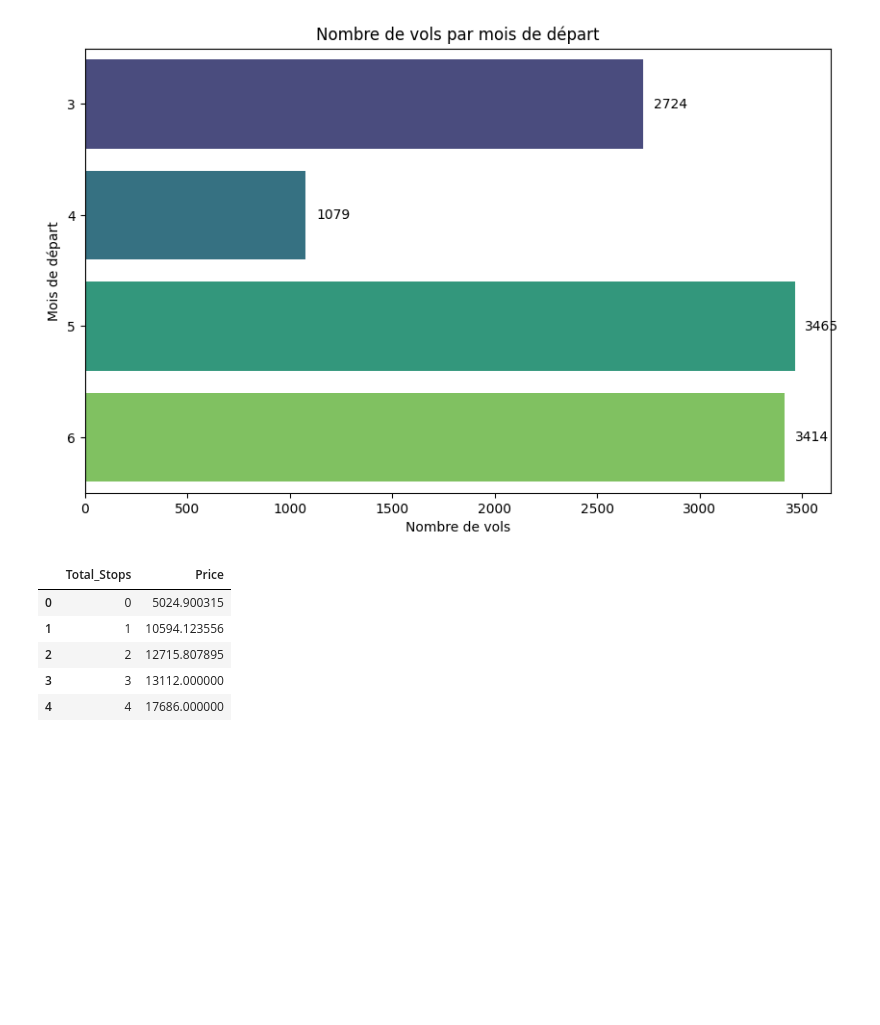
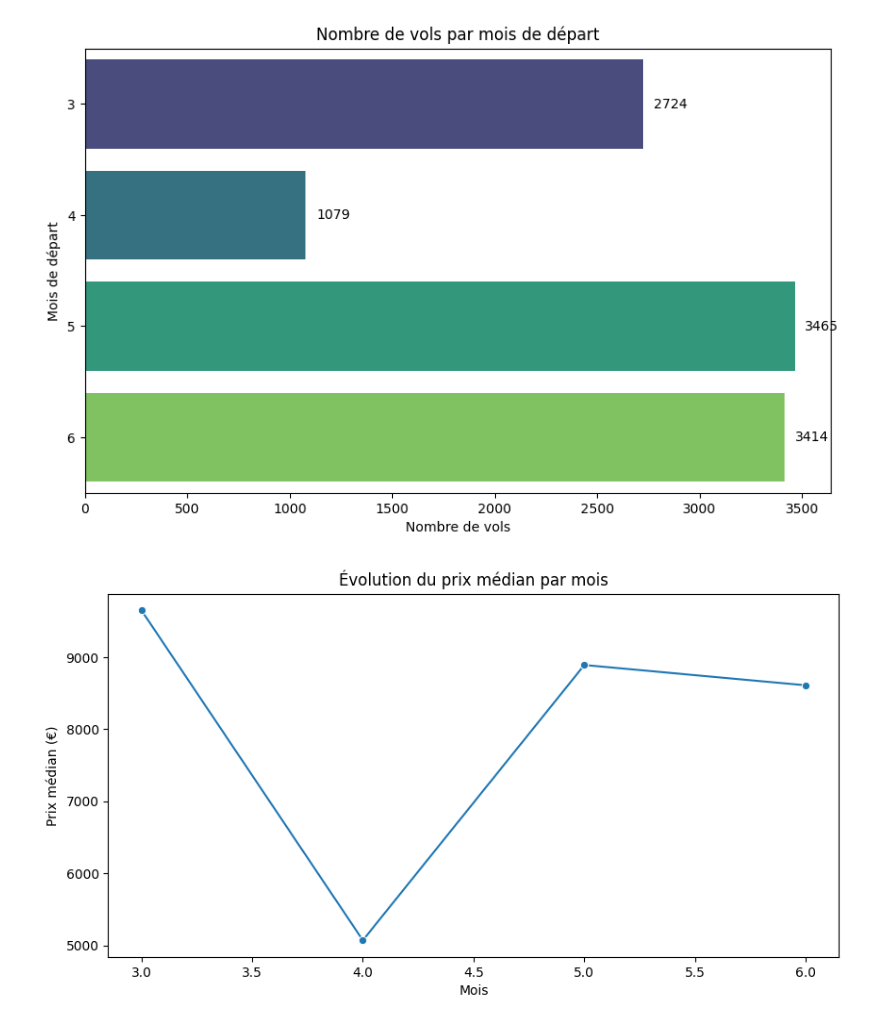
Before and after one commit to IsmaelPami/projet_data_science, a Jupyter notebook: projet.ipynb, the cells around one changed output. Saved outputs shown, nothing was run; the diff lists cells and outputs as text; code cells hidden in the pictures; blank space fills up the shorter version.

```diff
--- a/projet.ipynb
+++ b/projet.ipynb
@@ -517,14 +491,16 @@ Passing `palette` without assigning `hue` is deprecated and will be removed in v
 
   barplot = sns.barplot(y=data2["mois_depart"], x=data2["count"],orient='h',palette='viridis')
 [figure]
-# %%
-mean_price_by_stops = data_Train.groupby('Total_Stops')['Price'].mean().reset_index()
-mean_price_by_stops
-# %% [output]
-|  | Total_Stops | Price |
-| 0 | 0 | 5024.900315 |
-| 1 | 1 | 10594.123556 |
-| 2 | 2 | 12715.807895 |
-| 3 | 3 | 13112.000000 |
-| 4 | 4 | 17686.000000 |
+# %%
+median_price_month = data_Train.groupby('mois_depart')['Price'].median().reset_index()
+plt.figure(figsize=(10,5))
+
+sns.lineplot(data=median_price_month, x='mois_depart', y='Price', marker='o')
+
+plt.title('Évolution du prix médian par mois')
+plt.xlabel('Mois')
+plt.ylabel('Prix médian (€)')
+plt.show()
+# %% [output]
+[figure, added]
 # %%
```
Also changed, not shown: parts of 18 cells of this notebook.
